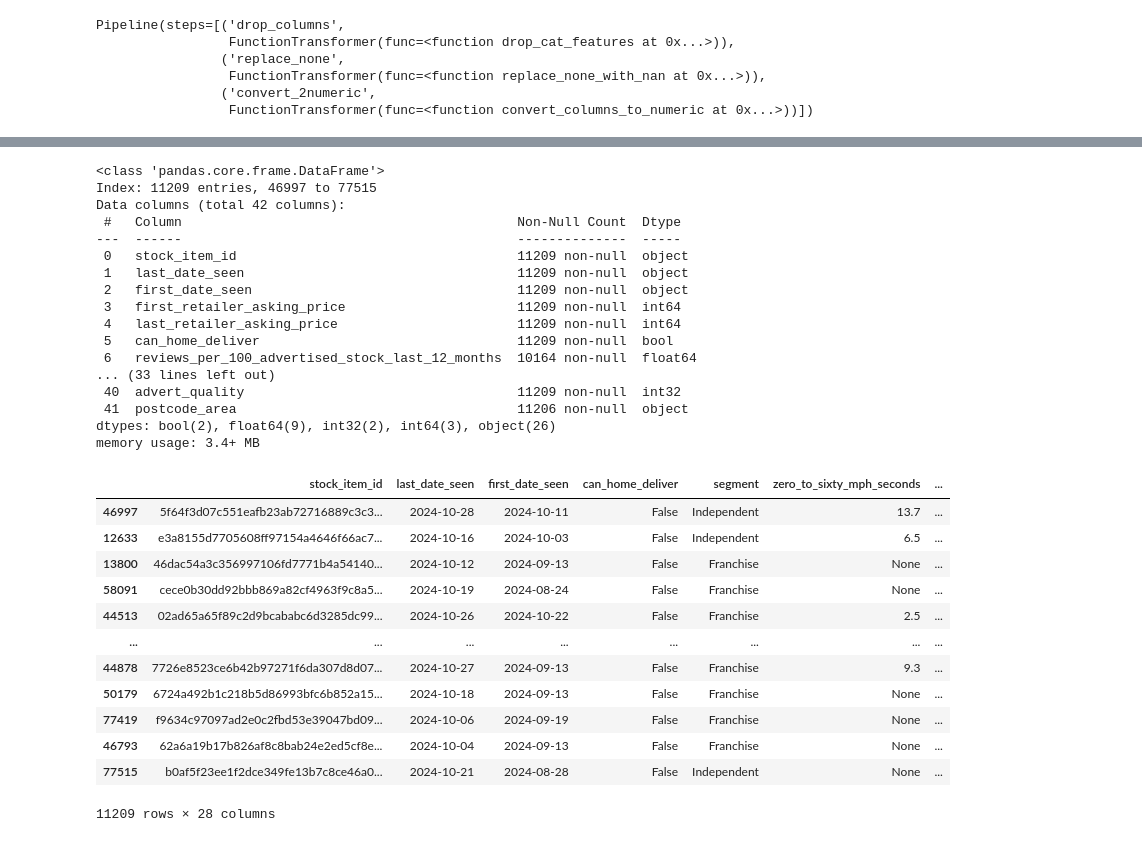
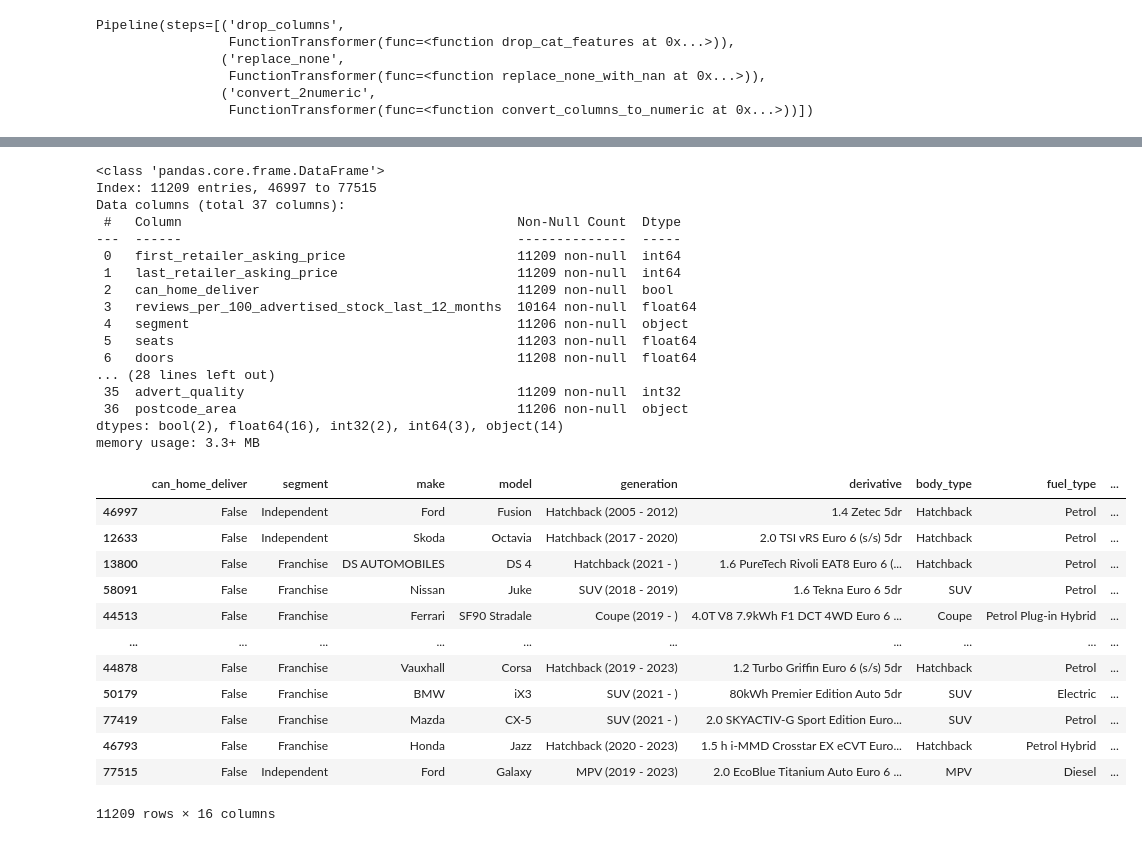
Before and after one commit to thanktua-spp/MMU_Hack_Data, a Jupyter notebook: notebooks/MMU_Hack_EDA.ipynb, the cells around one changed output, grey strips where cells are left out. Cells and saved outputs as stored; diff of their text form; code cells hidden in the pictures.

Commit message:
made progress with EDA and training pipeline development

```diff
--- a/notebooks/MMU_Hack_EDA.ipynb
+++ b/notebooks/MMU_Hack_EDA.ipynb
@@ -201,10 +203,9 @@ memory usage: 3.4+ MB
 # Define Categorical pipeline
 
 data_preparation_pipeline = Pipeline([
-
-    ('drop_columns', drop_cat_features_transformer), # Drop id and date columns
-    ('replace_none', replace_none_transformer),  # Custom transformer to handle 'None'
-    ('convert_2numeric', convert_to_numeric_transformer)
+    ('drop_columns', FunctionTransformer(drop_cat_features)), # Drop id and date columns
+    ('replace_none', FunctionTransformer(replace_none_with_nan, validate=False)),  # Custom transformer to handle 'None'
+    ('convert_2numeric', FunctionTransformer(convert_columns_to_numeric))
 ])
 
 transformed_raw_df = data_preparation_pipeline.fit_transform(X)
@@ -232,3 +233,6 @@ Pipeline(steps=[('drop_columns',
                  FunctionTransformer(func=<function replace_none_with_nan at 0x...>)),
                 ('convert_2numeric',
                  FunctionTransformer(func=<function convert_columns_to_numeric at 0x...>))])
+# %%
+raw_prepared_data = data_preparation_pipeline.fit_transform(X)
+raw_prepared_data
@@ -235,37 +253,37 @@ Pipeline(steps=[('drop_columns',
 # %%
-X.info()
+raw_prepared_data.info()
 # %% [output]
 <class 'pandas.core.frame.DataFrame'>
 Index: 11209 entries, 46997 to 77515
-Data columns (total 42 columns):
+Data columns (total 37 columns):
  #   Column                                           Non-Null Count  Dtype
 ---  ------                                           --------------  -----
- 0   stock_item_id                                    11209 non-null  object
- 1   last_date_seen                                   11209 non-null  object
- 2   first_date_seen                                  11209 non-null  object
- 3   first_retailer_asking_price                      11209 non-null  int64
- 4   last_retailer_asking_price                       11209 non-null  int64
- 5   can_home_deliver                                 11209 non-null  bool
- 6   reviews_per_100_advertised_stock_last_12_months  10164 non-null  float64
-... (33 lines left out)
- 40  advert_quality                                   11209 non-null  int32
- 41  postcode_area                                    11206 non-null  object
-dtypes: bool(2), float64(9), int32(2), int64(3), object(26)
-memory usage: 3.4+ MB
+ 0   first_retailer_asking_price                      11209 non-null  int64
+ 1   last_retailer_asking_price                       11209 non-null  int64
+ 2   can_home_deliver                                 11209 non-null  bool
+ 3   reviews_per_100_advertised_stock_last_12_months  10164 non-null  float64
+ 4   segment                                          11206 non-null  object
+ 5   seats                                            11203 non-null  float64
+ 6   doors                                            11208 non-null  float64
+... (28 lines left out)
+ 35  advert_quality                                   11209 non-null  int32
+ 36  postcode_area                                    11206 non-null  object
+dtypes: bool(2), float64(16), int32(2), int64(3), object(14)
+memory usage: 3.3+ MB
 # %%
-categorical_df = X.select_dtypes(include=["object", "bool"])
+categorical_df = data_preparation_pipeline.fit_transform(X).select_dtypes(include=["object", "bool"])
 categorical_df
 # %% [output]
-|  | stock_item_id | last_date_seen | first_date_seen | can_home_deliver | segment | zero_to_sixty_mph_seconds | ... |
-| 46997 | 5f64f3d07c551eafb23ab72716889c3c3... | 2024-10-28 | 2024-10-11 | False | Independent | 13.7 | ... |
-| 12633 | e3a8155d7705608ff97154a4646f66ac7... | 2024-10-16 | 2024-10-03 | False | Independent | 6.5 | ... |
-| 13800 | 46dac54a3c356997106fd7771b4a54140... | 2024-10-12 | 2024-09-13 | False | Franchise | None | ... |
-| 58091 | cece0b30dd92bbb869a82cf4963f9c8a5... | 2024-10-19 | 2024-08-24 | False | Franchise | None | ... |
-| 44513 | 02ad65a65f89c2d9bcababc6d3285dc99... | 2024-10-26 | 2024-10-22 | False | Franchise | 2.5 | ... |
-| ... | ... | ... | ... | ... | ... | ... | ... |
-| 44878 | 7726e8523ce6b42b97271f6da307d8d07... | 2024-10-27 | 2024-09-13 | False | Franchise | 9.3 | ... |
-| 50179 | 6724a492b1c218b5d86993bfc6b852a15... | 2024-10-18 | 2024-09-13 | False | Franchise | None | ... |
-| 77419 | f9634c97097ad2e0c2fbd53e39047bd09... | 2024-10-06 | 2024-09-19 | False | Franchise | None | ... |
-| 46793 | 62a6a19b17b826af8c8bab24e2ed5cf8e... | 2024-10-04 | 2024-09-13 | False | Franchise | None | ... |
-| 77515 | b0af5f23ee1f2dce349fe13b7c8ce46a0... | 2024-10-21 | 2024-08-28 | False | Independent | None | ... |
+|  | can_home_deliver | segment | make | model | generation | derivative | body_type | fuel_type | ... |
+| 46997 | False | Independent | Ford | Fusion | Hatchback (2005 - 2012) | 1.4 Zetec 5dr | Hatchback | Petrol | ... |
+| 12633 | False | Independent | Skoda | Octavia | Hatchback (2017 - 2020) | 2.0 TSI vRS Euro 6 (s/s) 5dr | Hatchback | Petrol | ... |
+| 13800 | False | Franchise | DS AUTOMOBILES | DS 4 | Hatchback (2021 - ) | 1.6 PureTech Rivoli EAT8 Euro 6 (... | Hatchback | Petrol | ... |
+| 58091 | False | Franchise | Nissan | Juke | SUV (2018 - 2019) | 1.6 Tekna Euro 6 5dr | SUV | Petrol | ... |
+| 44513 | False | Franchise | Ferrari | SF90 Stradale | Coupe (2019 - ) | 4.0T V8 7.9kWh F1 DCT 4WD Euro 6 ... | Coupe | Petrol Plug-in Hybrid | ... |
+| ... | ... | ... | ... | ... | ... | ... | ... | ... | ... |
+| 44878 | False | Franchise | Vauxhall | Corsa | Hatchback (2019 - 2023) | 1.2 Turbo Griffin Euro 6 (s/s) 5dr | Hatchback | Petrol | ... |
+| 50179 | False | Franchise | BMW | iX3 | SUV (2021 - ) | 80kWh Premier Edition Auto 5dr | SUV | Electric | ... |
+| 77419 | False | Franchise | Mazda | CX-5 | SUV (2021 - ) | 2.0 SKYACTIV-G Sport Edition Euro... | SUV | Petrol | ... |
+| 46793 | False | Franchise | Honda | Jazz | Hatchback (2020 - 2023) | 1.5 h i-MMD Crosstar EX eCVT Euro... | Hatchback | Petrol Hybrid | ... |
+| 77515 | False | Independent | Ford | Galaxy | MPV (2019 - 2023) | 2.0 EcoBlue Titanium Auto Euro 6 ... | MPV | Diesel | ... |
-11209 rows × 28 columns
+11209 rows × 16 columns
```
Also changed, not shown: parts of 68 cells of this notebook, 2 other files.
